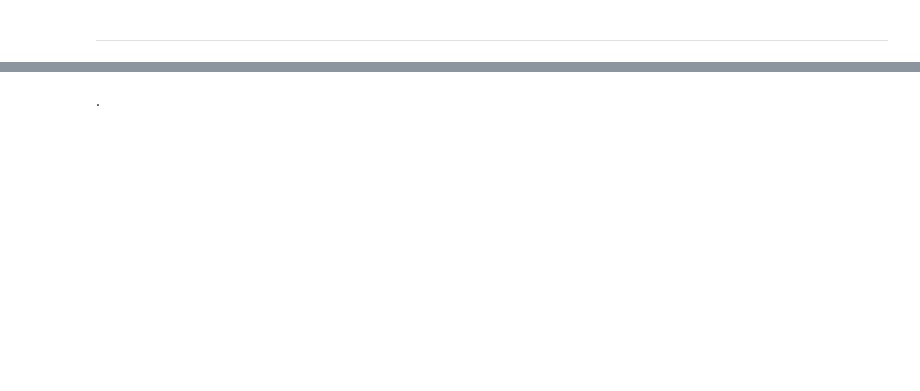
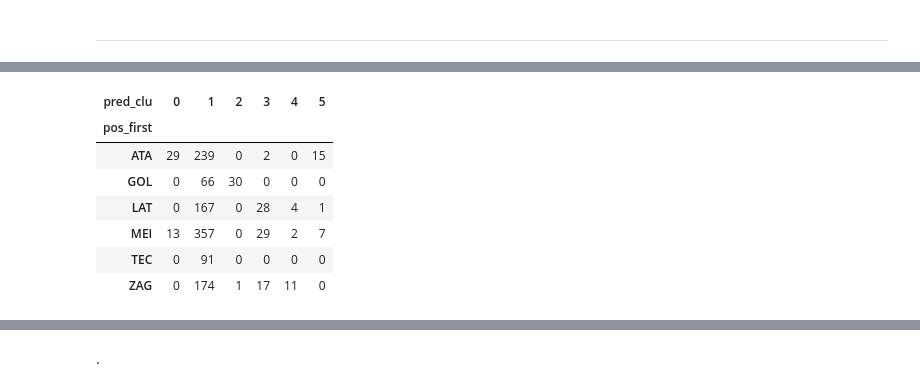
Before and after one commit to thiagodsd/science-avec-des, a Jupyter notebook: notas/lab_agrupamento.ipynb, the cells around one changed output, grey strips where cells are left out. Cells and saved outputs as stored; diff of their text form; code cells hidden in the pictures; blank space fills up the shorter version.

```diff
--- a/notas/lab_agrupamento.ipynb
+++ b/notas/lab_agrupamento.ipynb
@@ -867,3 +899,5 @@ plt.legend()
+# %%
+analise_['pred_clu'] = analise_[[i for i in range(6)]].idxmin(axis=1)
 # %%
 %%time
 
@@ -892,0 +927,13 @@ Wall time: 10.8 ms
+# %%
+%%time
+
+ptab = pd.pivot_table(analise_,
+                        values  = 'cell',
+                        index   = 'pos_first',
+                        columns = 'pred_clu',
+                        aggfunc = 'count',
+                        fill_value = 0.0)
+# ptab_perc = ptab.copy()
+# ptab_perc.div( ptab.sum(axis=1), axis=0 ).style.apply(highlight_max, axis=1)
+ptab.style.apply(highlight_max, axis=0)
+# %% [output]
@@ -893,3 +942,11 @@ Wall time: 10.8 ms
+| pred_clu | 0 | 1 | 2 | 3 | 4 | 5 |
+| pos_first |  |  |  |  |  |  |
+| ATA | 29 | 239 | 0 | 2 | 0 | 15 |
+| GOL | 0 | 66 | 30 | 0 | 0 | 0 |
+| LAT | 0 | 167 | 0 | 28 | 4 | 1 |
+| MEI | 13 | 357 | 0 | 29 | 2 | 7 |
+| TEC | 0 | 91 | 0 | 0 | 0 | 0 |
+| ZAG | 0 | 174 | 1 | 17 | 11 | 0 |
 # %%
 %%time
 
```
Also changed, not shown: parts of 36 cells of this notebook.
